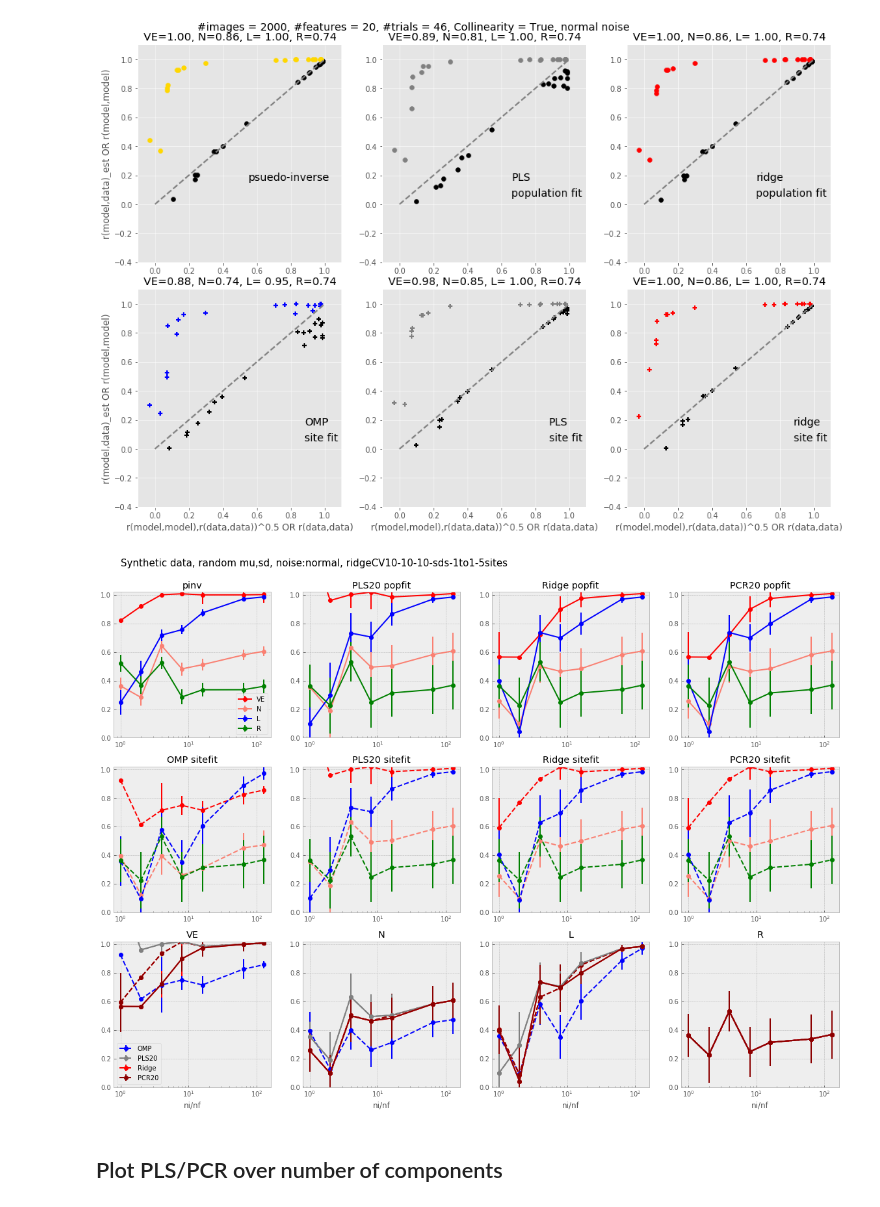
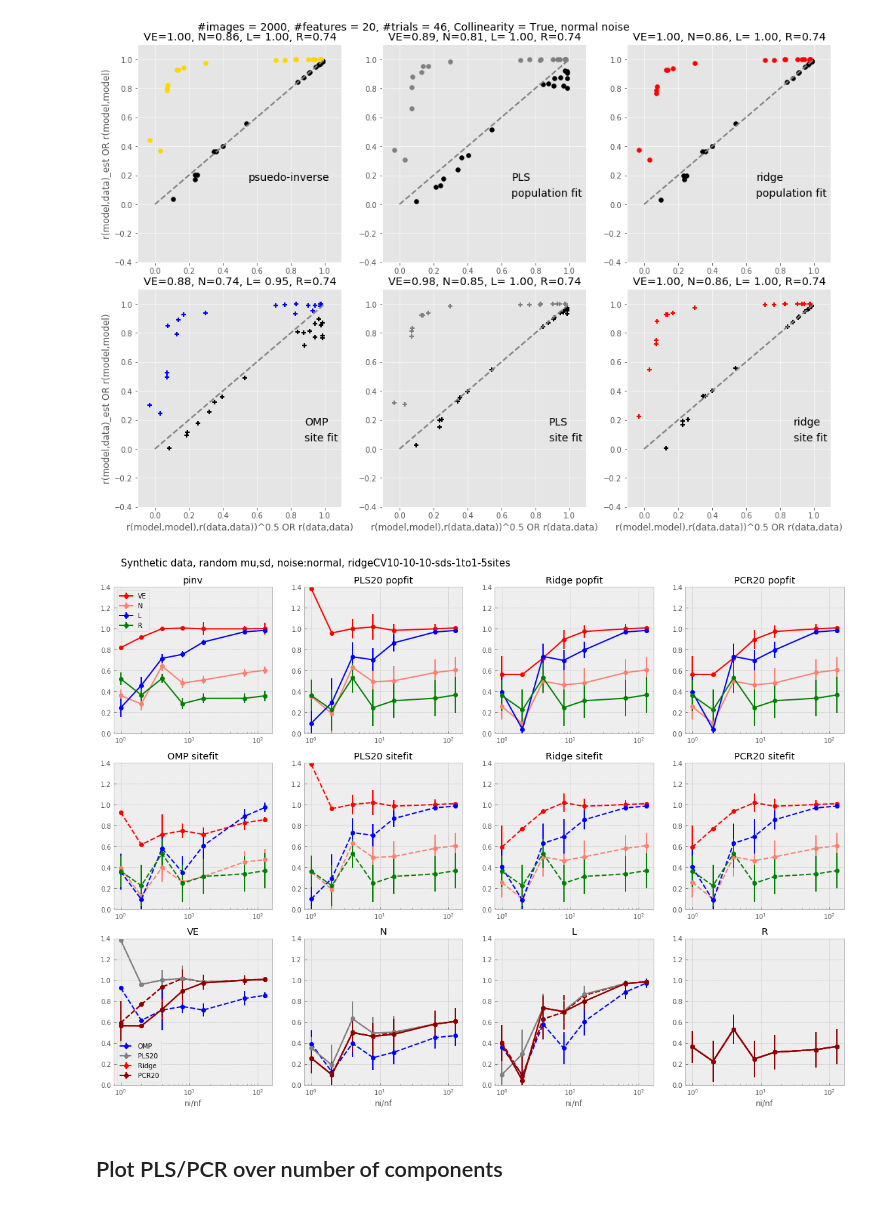
Before and after one commit to issalab/Mapping, a Jupyter notebook: unit test plots.ipynb, the cells around one changed output. Drawn from its saved outputs; the diff is of its cells as text; code cells hidden in the pictures.

Commit message:
minor changes in plot

```diff
--- a/unit test plots.ipynb
+++ b/unit test plots.ipynb
@@ -246,7 +246,7 @@ fig, axes = plt.subplots(nrows=3,ncols=len(reg_methods),figsize=[20, 14])
 
 
 for iax, ax in enumerate(np.ravel(axes).tolist()):
-    ax.set_ylim([-0.0, 1.02])
+    ax.set_ylim([-0.0, 1.4])
 
 
 axes[0, 0].set_xscale("log")
@@ -284,35 +284,35 @@ axes[2,0].legend()
 
 axes[2,1].set_title('N')
 axes[2,1].set_xscale("log")
 [axes[2,1].errorbar(imag_feat_ratio_list, Narraysite[itrace, :], yerr= NarraysiteStd[itrace, :], marker='o',ls='--', color=colors[itrace], label=reg_methods_labels[itrace]) for itrace in range(4)]
 
 [axes[2,1].errorbar(imag_feat_ratio_list, Narraypop[itrace+1, :], yerr=NarraypopStd[itrace+1, :], marker='o', color=colors[itrace+1]) for itrace in range(3)]
 
 
 axes[2,2].set_title('L')
 axes[2,2].set_xscale("log")
 [axes[2,2].errorbar(imag_feat_ratio_list, Larraysite[itrace, :], yerr=LarraysiteStd[itrace, :], marker='o',ls='--', color=colors[itrace], label=reg_methods_labels[itrace]) for itrace in range(4)]
 
 [axes[2,2].errorbar(imag_feat_ratio_list, Larraypop[itrace+1, :], yerr=LarraypopStd[itrace+1, :], marker='o', color=colors[itrace+1]) for itrace in range(3)]
 
 axes[2,3].set_title('R')
 axes[2,3].set_xscale("log")
 [axes[2,3].errorbar(imag_feat_ratio_list, Rarraysite[itrace, :], yerr=RarraysiteStd[itrace, :], marker='o',ls='--', color=colors[itrace], label=reg_methods_labels[itrace]) for itrace in range(4)]
 
 [axes[2,3].errorbar(imag_feat_ratio_list, Rarraypop[itrace+1, :], yerr=RarraypopStd[itrace+1, :],  marker='o', color=colors[itrace+1]) for itrace in range(3)]
 
 [ax.set_xlabel('ni/nf') for ax in axes[2, :]]
 
 if stats_from_data:
     title = 'Synthetic data, mu from HvM, noise:%s, %s'%(noise_dist, purpose_of_this_run)
 else:
     title = 'Synthetic data, random mu,sd, noise:%s, %s'%(noise_dist, purpose_of_this_run)
-axes[0,0].text(1,1.2, title, fontsize=15)
+axes[0,0].text(1, axes[0,0].get_ylim()[1]+0.2, title, fontsize=15)
 
 fig.savefig(resultdir+'unit_test_summary_ni%d_nf%d_nt%d_Collin%s_%s_SB%s_%s_statsfromHvM%s_%s.png'%(ni, nf, nt, Collinearity, noise_dist, spearman_brown, noisy_map,stats_from_data,purpose_of_this_run ), dpi=300)
 fig.savefig(resultdir+'unit_test_summary_ni%d_nf%d_nt%d_Collin%s_%s_SB%s_%s_statsfromHvM%s_%s.pdf'%(ni, nf, nt, Collinearity, noise_dist, spearman_brown, noisy_map,stats_from_data, purpose_of_this_run), dpi=300)
 # %% [output]
-[figure, old version]
+[figure, new version]
 # %% [markdown]
 ## Plot PLS/PCR over number of components
 # %%
```
